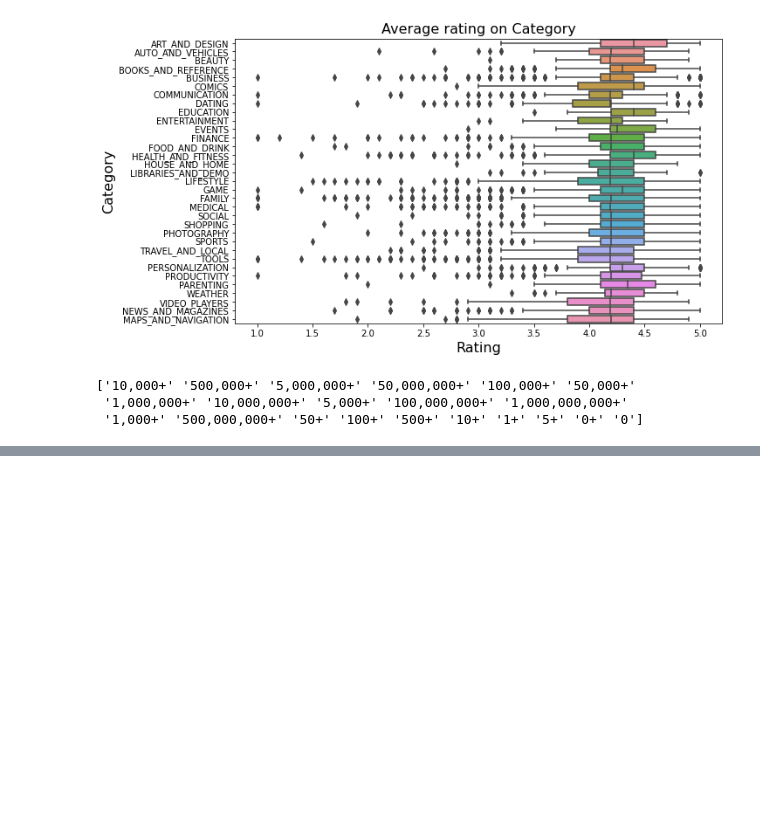
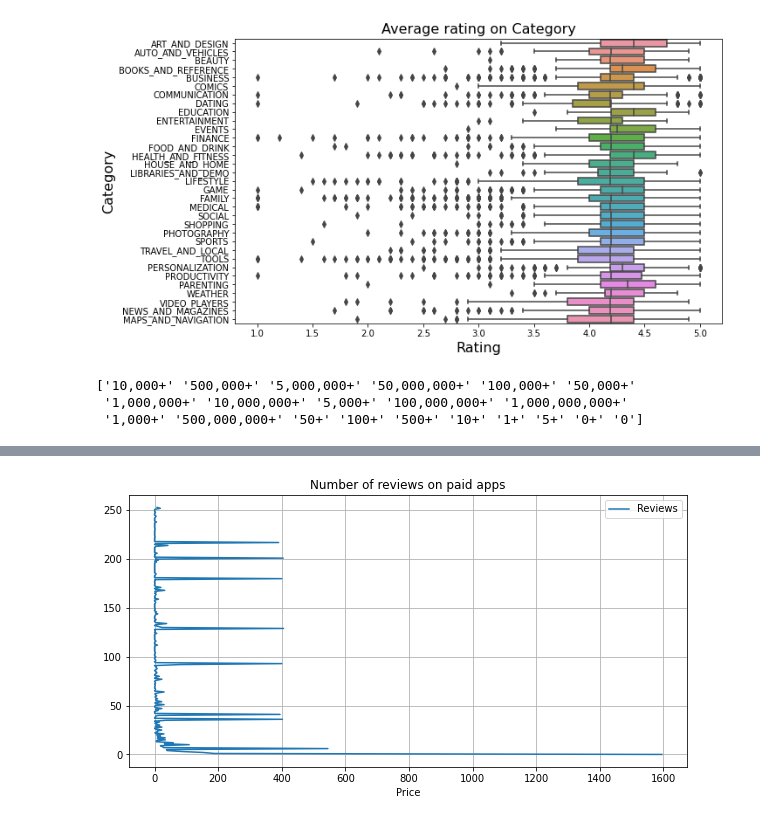
Before and after one commit to Navjotkhatri/EDA-Play-Store-App-Review-Analysis, a Jupyter notebook: EDA_Play_Store_App_Review_Analysis_Capstone_Project.ipynb, the cells around one changed output, grey strips where cells are left out. Cells and saved outputs as stored; diff of their text form; code cells hidden in the pictures; blank space fills up the shorter version.

```diff
--- a/EDA_Play_Store_App_Review_Analysis_Capstone_Project.ipynb
+++ b/EDA_Play_Store_App_Review_Analysis_Capstone_Project.ipynb
@@ -424,3 +419,13 @@ apps_price.head()
 | 5359 | I am rich(premium) | FINANCE | 3.50 | 472 | 5,000+ | 399.99 | Paid | Finance | Everyone |
 | 5358 | I am Rich! | FINANCE | 3.80 | 93 | 1,000+ | 399.99 | Paid | Finance | Everyone |
 | 5373 | I AM RICH PRO PLUS | FINANCE | 4.00 | 36 | 1,000+ | 399.99 | Paid | Finance | Everyone |
+# %%
+reviews_on_price=apps_price.groupby("Reviews")["Price"].sum().reset_index()
+# %%
+reviews_on_price=reviews_on_price.head(250)
+# %%
+reviews_on_price.plot(x='Price', y='Reviews',figsize=(10,5),grid=True,)
+plt.title("Number of reviews on paid apps")
+plt.show()
+# %% [output]
+[figure, added]
```
Also changed, not shown: parts of 1 cell of this notebook.
